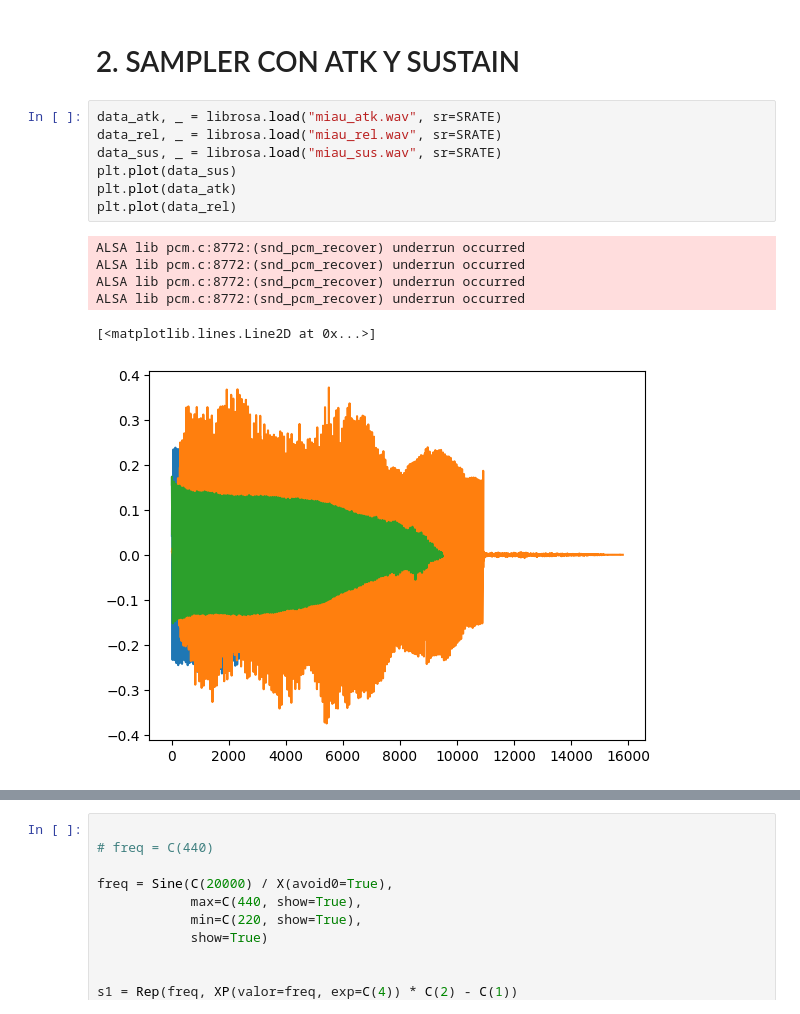
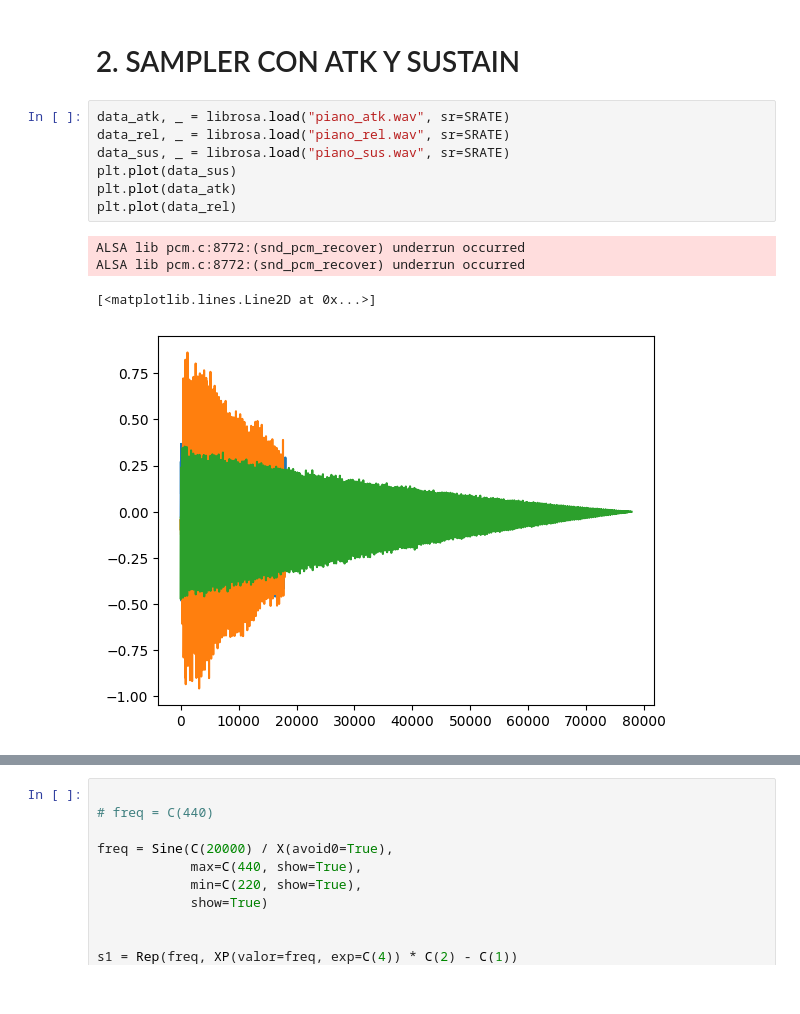
Before and after one commit to jperson4/Informatica-Musical, a Jupyter notebook: p5/p5.ipynb, the cells around one changed output, grey strips where cells are left out. Cells and saved outputs as stored; diff of their text form.

```diff
--- a/p5/p5.ipynb
+++ b/p5/p5.ipynb
@@ -361,19 +361,17 @@ off
 # %% [markdown]
 # 2. SAMPLER CON ATK Y SUSTAIN
 # %%
-data_atk, _ = librosa.load("miau_atk.wav", sr=SRATE)
-data_rel, _ = librosa.load("miau_rel.wav", sr=SRATE)
-data_sus, _ = librosa.load("miau_sus.wav", sr=SRATE)
+data_atk, _ = librosa.load("piano_atk.wav", sr=SRATE)
+data_rel, _ = librosa.load("piano_rel.wav", sr=SRATE)
+data_sus, _ = librosa.load("piano_sus.wav", sr=SRATE)
 plt.plot(data_sus)
 plt.plot(data_atk)
 plt.plot(data_rel)
 # %% [output]
 ALSA lib pcm.c:8772:(snd_pcm_recover) underrun occurred
 ALSA lib pcm.c:8772:(snd_pcm_recover) underrun occurred
-ALSA lib pcm.c:8772:(snd_pcm_recover) underrun occurred
-ALSA lib pcm.c:8772:(snd_pcm_recover) underrun occurred
 [<matplotlib.lines.Line2D at 0x...>]
-[figure, old version]
+[figure, new version]
 # %%
 input = None
 def callback(outdata, frames, time, status):
```
Also changed, not shown: parts of 1 cell of this notebook, 6 other files.
